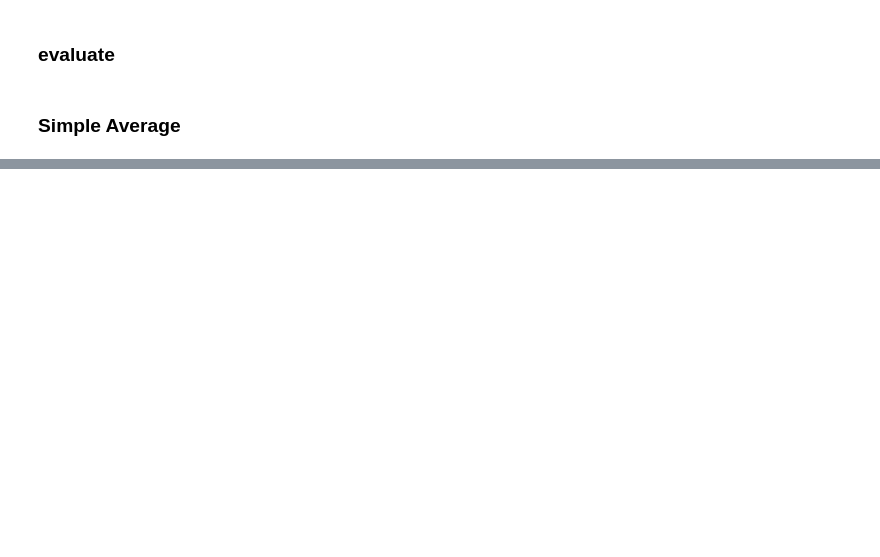
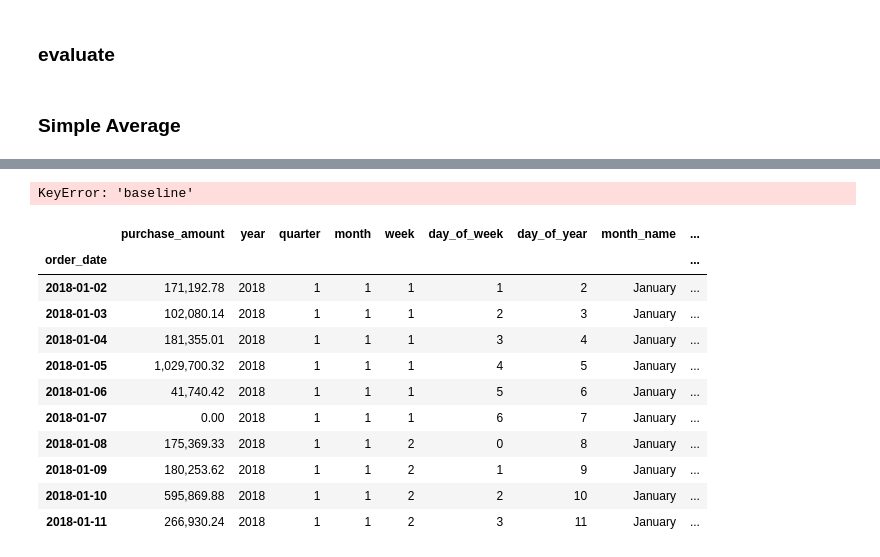
Before and after one commit to The-Real-MVPs/cisco-time-series-analysis, a Jupyter notebook: yvette_ibarra/yvette_workbook_modeling.ipynb, the cells around one changed output, grey strips where cells are left out. Cells and saved outputs as stored; diff of their text form; code cells hidden in the pictures; blank space fills up the shorter version.

```diff
--- a/yvette_ibarra/yvette_workbook_modeling.ipynb
+++ b/yvette_ibarra/yvette_workbook_modeling.ipynb
@@ -37,7 +37,7 @@ plt.rc(
 
 pd.options.display.float_format = '{:,.2f}'.format
 # %%
-df = wr.get_clean_data(start2018=True)
+df = wr.get_clean_data(start2018=False)
 sdf = s.get_summary_df(df)
 sdf = wr.add_date_features(sdf)
 # %%
@@ -159,0 +567,23 @@ X_train.shape
+# %%
+run_test_model(save_results=True)
+# %% [output]
+KeyError: 'baseline'
+# %%
+##### get the data
+df = s.get_summary_df(wr.get_clean_data(start2018=True))
+#### split into train, validate, test sets
+train, test = wr.split_data(df)
+validate = test.loc[:'2022-06'].copy()
+test = test.loc['2022-07':].copy()
+# get time series with the daily resample
+X_train_ts = train.purchase_amount.copy().resample('D').sum()
+X_validate_ts = validate.purchase_amount.copy().resample('D').sum()
+X_test_ts = test.purchase_amount.copy().resample('D').sum()
+# data frames out of the TS
+X_train = X_train_ts.to_frame()
+X_validate = X_validate_ts.to_frame()
+X_test = X_test_ts.to_frame()
+# %%
+X_train = wr.add_date_features(X_train)
+X_validate = wr.add_date_features(X_validate)
+X_test = wr.add_date_features(X_test)
@@ -159,0 +593,15 @@ X_train.shape
+# %%
+X_train.head(10)
+# %% [output]
+|  | purchase_amount | year | quarter | month | week | day_of_week | day_of_year | month_name | ... |
+| order_date |  |  |  |  |  |  |  |  | ... |
+| 2018-01-02 | 171,192.78 | 2018 | 1 | 1 | 1 | 1 | 2 | January | ... |
+| 2018-01-03 | 102,080.14 | 2018 | 1 | 1 | 1 | 2 | 3 | January | ... |
+| 2018-01-04 | 181,355.01 | 2018 | 1 | 1 | 1 | 3 | 4 | January | ... |
+| 2018-01-05 | 1,029,700.32 | 2018 | 1 | 1 | 1 | 4 | 5 | January | ... |
+| 2018-01-06 | 41,740.42 | 2018 | 1 | 1 | 1 | 5 | 6 | January | ... |
+| 2018-01-07 | 0.00 | 2018 | 1 | 1 | 1 | 6 | 7 | January | ... |
+| 2018-01-08 | 175,369.33 | 2018 | 1 | 1 | 2 | 0 | 8 | January | ... |
+| 2018-01-09 | 180,253.62 | 2018 | 1 | 1 | 2 | 1 | 9 | January | ... |
+| 2018-01-10 | 595,869.88 | 2018 | 1 | 1 | 2 | 2 | 10 | January | ... |
+| 2018-01-11 | 266,930.24 | 2018 | 1 | 1 | 2 | 3 | 11 | January | ... |
```
Also changed, not shown: parts of 7 cells of this notebook, 1 other file.
